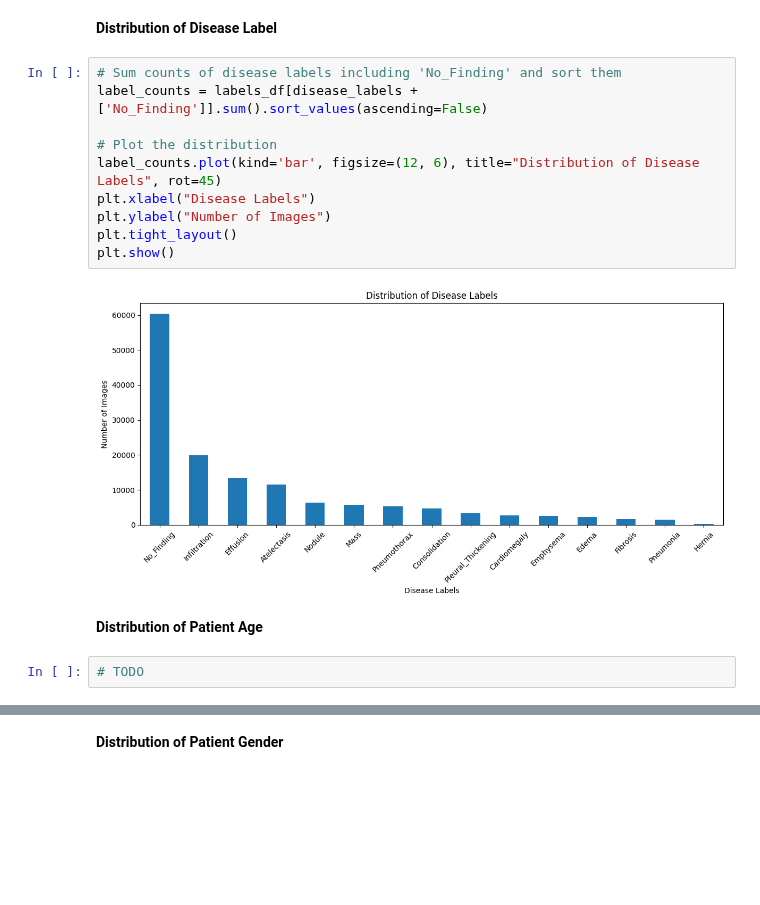
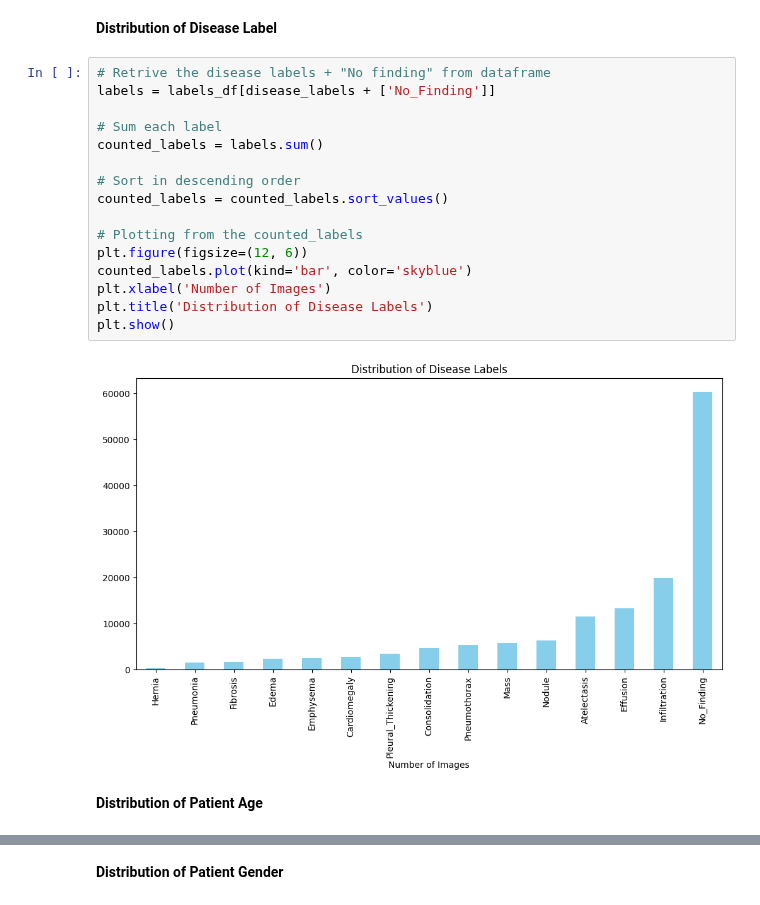
Before and after one commit to bjorneme/master_thesis, a Jupyter notebook: EDA/EDA_ChestX_ray14.ipynb, the cells around one changed output, grey strips where cells are left out. Cells and saved outputs as stored; diff of their text form; blank space fills up the shorter version.

```diff
--- a/EDA/EDA_ChestX_ray14.ipynb
+++ b/EDA/EDA_ChestX_ray14.ipynb
@@ -91,19 +91,23 @@ print(f"Number of Unique Patients: {unique_patients}")
 Number of Unique Patients: 30805
 # %% [markdown]
 **Distribution of Disease Label**
-# %%
-# Sum counts of disease labels including 'No_Finding' and sort them
-label_counts = labels_df[disease_labels + ['No_Finding']].sum().sort_values(ascending=False)
-
-# Plot the distribution
-label_counts.plot(kind='bar', figsize=(12, 6), title="Distribution of Disease Labels", rot=45)
-plt.xlabel("Disease Labels")
-plt.ylabel("Number of Images")
-plt.tight_layout()
-plt.show()
-# %% [output]
-[figure, removed]
+# %%
+# Retrive the disease labels + "No finding" from dataframe
+labels = labels_df[disease_labels + ['No_Finding']]
+
+# Sum each label
+counted_labels = labels.sum()
+
+# Sort in descending order
+counted_labels = counted_labels.sort_values()
+
+# Plotting from the counted_labels
+plt.figure(figsize=(12, 6))
+counted_labels.plot(kind='bar', color='skyblue')
+plt.xlabel('Number of Images')
+plt.title('Distribution of Disease Labels')
+plt.show()
+# %% [output]
+[figure, added]
 # %% [markdown]
 **Distribution of Patient Age**
-# %%
-# TODO
```
Also changed, not shown: parts of 5 cells of this notebook, 1 other file.
